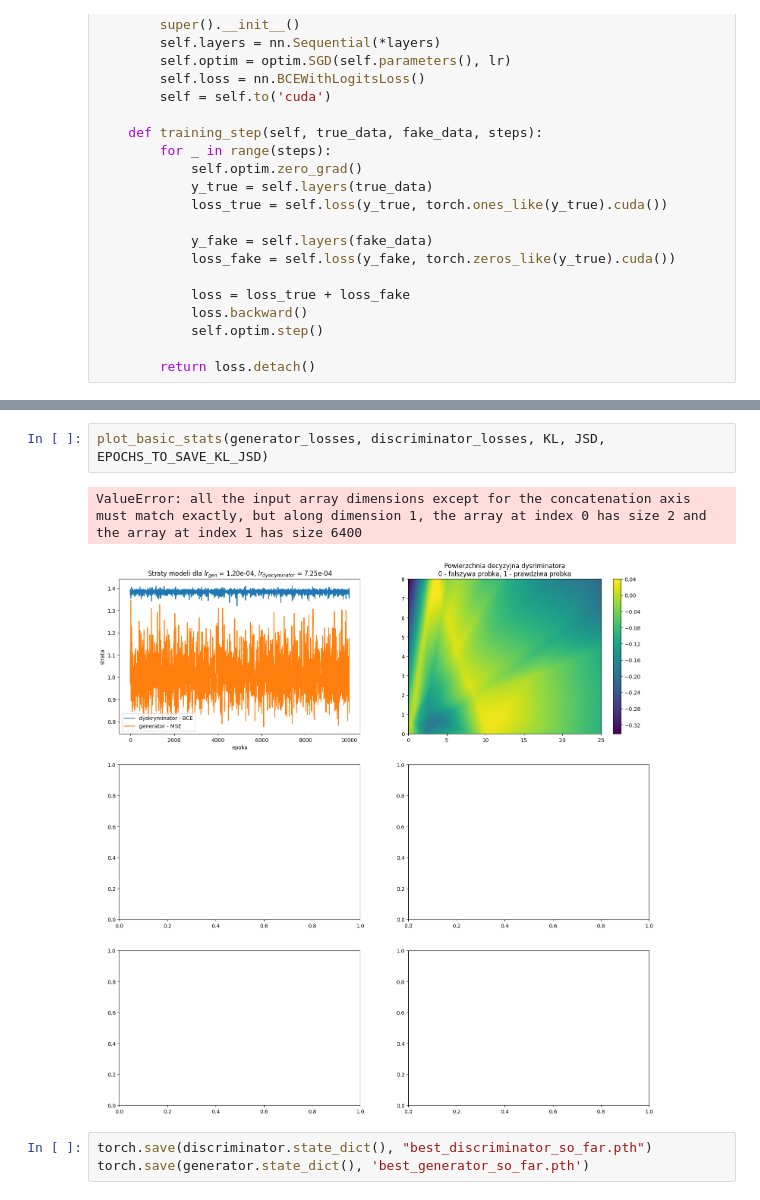
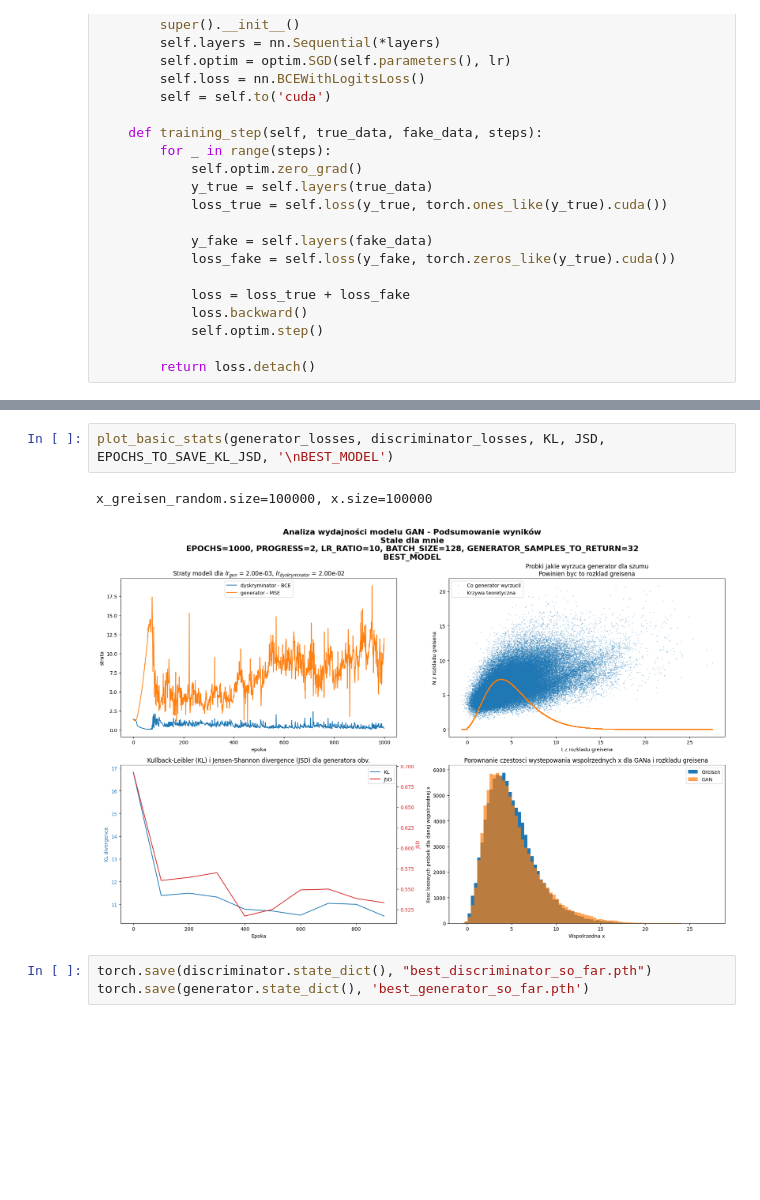
Before and after one commit to kluski777/PraktykiGAN, a Jupyter notebook: GAN.ipynb, the cells around one changed output, grey strips where cells are left out. Drawn from its saved outputs; the diff is of its cells as text; blank space fills up the shorter version.

```diff
--- a/GAN.ipynb
+++ b/GAN.ipynb
@@ -268,8 +253,8 @@ x_greisen_random.size=16000, x.size=16000
-# %%
-plot_basic_stats(generator_losses, discriminator_losses, KL, JSD, EPOCHS_TO_SAVE_KL_JSD)
-# %% [output]
-ValueError: all the input array dimensions except for the concatenation axis must match exactly, but along dimension 1, the array at index 0 has size 2 and the array at index 1 has size 6400
-[figure, removed]
+# %%
+plot_basic_stats(generator_losses, discriminator_losses, KL, JSD, EPOCHS_TO_SAVE_KL_JSD, '\nBEST_MODEL')
+# %% [output]
+x_greisen_random.size=100000, x.size=100000
+[figure, added]
 # %%
 torch.save(discriminator.state_dict(), "best_discriminator_so_far.pth")
 torch.save(generator.state_dict(), 'best_generator_so_far.pth')
```
Also changed, not shown: parts of 3 cells of this notebook, 2 other files.
